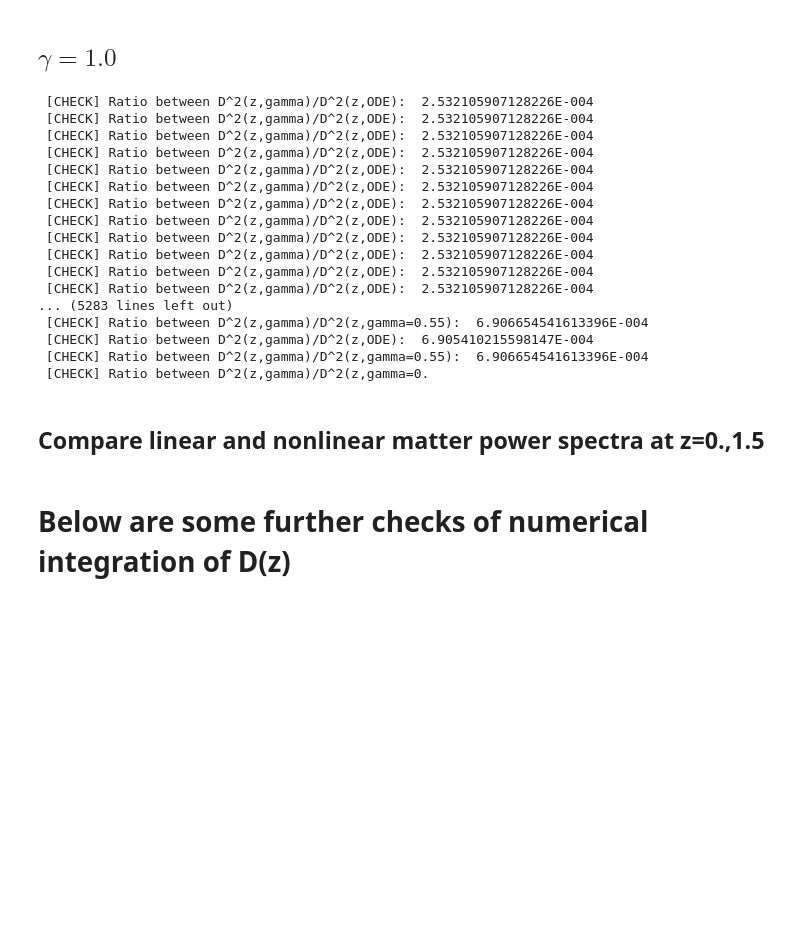
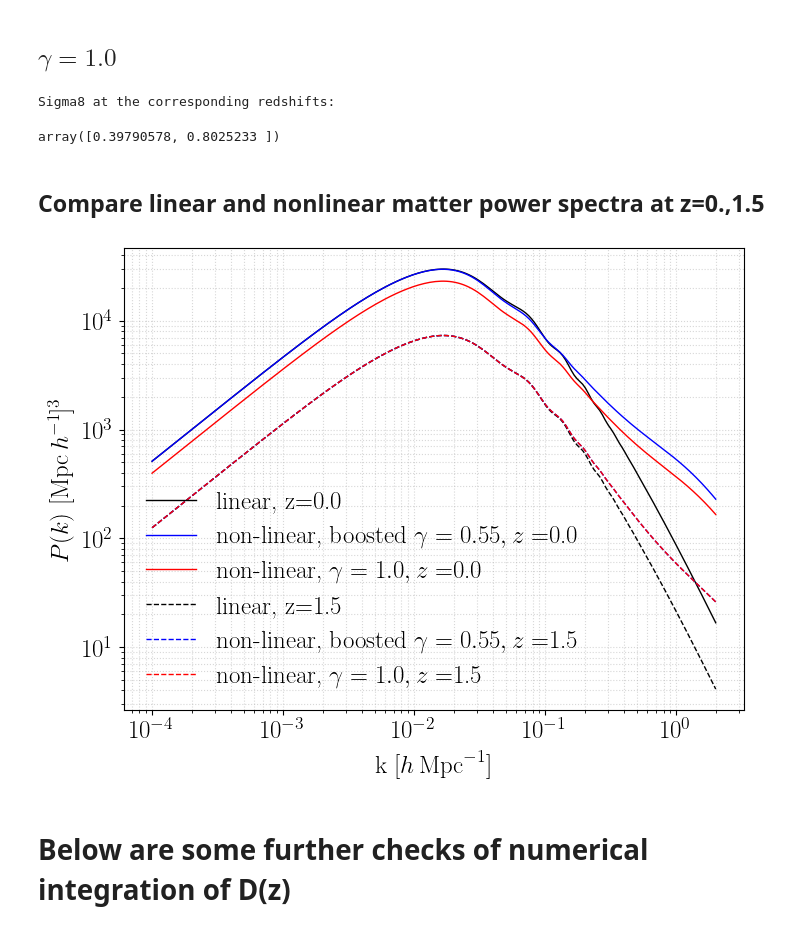
Before and after one commit to MinhMPA/CAMB_GammaPrime_Growth, a Jupyter notebook: notebooks/CAMB_test_nonlinear_Pk.ipynb, the cells around one changed output. Cells and saved outputs as stored; diff of their text form; code cells hidden in the pictures; blank space fills up the shorter version.

```diff
--- a/notebooks/CAMB_test_nonlinear_Pk.ipynb
+++ b/notebooks/CAMB_test_nonlinear_Pk.ipynb
@@ -41,7 +41,7 @@ cosmo_params = camb.CAMBparams()
 ### Consider LCDM cosmology with only one massive neutrino, helium then set through the BBN consistency
 cosmo_params.set_cosmology(H0=67.5, ombh2=0.022, omch2=0.122, mnu=0.06, omk=0, tau=0.06,gamma0=0.55,gamma1=0.0)
 #### Consider the usual power-law initial power spectrum (of primordial fluctuations)
-cosmo_params.InitPower.set_params(As=2e-9, ns=0.965, r=0)
+cosmo_params.InitPower.set_params(As=2e-9*1.2881394, ns=0.965, r=0)
 
 redshift_snaphots=[1.5,0.]
 kmin=1e-4
@@ -92,37 +92,26 @@ cosmo_params.NonLinearModel.set_params(halofit_version='mead2020')
 results.calc_power_spectra(cosmo_params)
 kh_nonlin, z_nonlin, pk_nonlin_gamma = results.get_matter_power_spectrum(minkh=kmin, maxkh=kmax, npoints = 200)
 np.savetxt('test_pknonlin_gamma0_1_z2.txt',np.c_[kh,pk_nonlin_gamma[1,:]])
+print("Sigma8 at the corresponding redshifts:")
+results.get_sigma8()
 # %% [output]
- [CHECK] Ratio between D^2(z,gamma)/D^2(z,ODE):  2.532105907128226E-004
- [CHECK] Ratio between D^2(z,gamma)/D^2(z,ODE):  2.532105907128226E-004
- [CHECK] Ratio between D^2(z,gamma)/D^2(z,ODE):  2.532105907128226E-004
- [CHECK] Ratio between D^2(z,gamma)/D^2(z,ODE):  2.532105907128226E-004
- [CHECK] Ratio between D^2(z,gamma)/D^2(z,ODE):  2.532105907128226E-004
- [CHECK] Ratio between D^2(z,gamma)/D^2(z,ODE):  2.532105907128226E-004
- [CHECK] Ratio between D^2(z,gamma)/D^2(z,ODE):  2.532105907128226E-004
- [CHECK] Ratio between D^2(z,gamma)/D^2(z,ODE):  2.532105907128226E-004
- [CHECK] Ratio between D^2(z,gamma)/D^2(z,ODE):  2.532105907128226E-004
- [CHECK] Ratio between D^2(z,gamma)/D^2(z,ODE):  2.532105907128226E-004
- [CHECK] Ratio between D^2(z,gamma)/D^2(z,ODE):  2.532105907128226E-004
- [CHECK] Ratio between D^2(z,gamma)/D^2(z,ODE):  2.532105907128226E-004
-... (5283 lines left out)
- [CHECK] Ratio between D^2(z,gamma)/D^2(z,gamma=0.55):  6.906654541613396E-004
- [CHECK] Ratio between D^2(z,gamma)/D^2(z,ODE):  6.905410215598147E-004
- [CHECK] Ratio between D^2(z,gamma)/D^2(z,gamma=0.55):  6.906654541613396E-004
- [CHECK] Ratio between D^2(z,gamma)/D^2(z,gamma=0.
+Sigma8 at the corresponding redshifts:
+array([0.39790578, 0.8025233 ])
 # %% [markdown]
 ## Compare linear and nonlinear matter power spectra at z=0.,1.5
 # %%
 fig,ax=plt.subplots()
 for i, (redshift, line) in enumerate(zip(z,['-','--'])):
     ax.loglog(kh, pk_lin[i,:], color='k', ls = line, label='linear, z=%s'%z[i])
-    ax.loglog(kh_nonlin, pk_nonlin[i,:], color='b', ls = line, label='non-linear, $\gamma=0.55, z=$%s'%z[i])
+    ax.loglog(kh_nonlin, pk_nonlin[i,:], color='b', ls = line, label='non-linear, boosted $\gamma=0.55, z=$%s'%z[i])
     ax.loglog(kh_nonlin, pk_nonlin_gamma[i,:], color='r', ls = line, label='non-linear, $\gamma=1.0, z=$%s'%z[i])
 ax.set_xlabel(r'k $[h\,\mathrm{Mpc}^{-1}]$')
 ax.set_ylabel(r'$P(k)$ $[\mathrm{Mpc}\,h^{-1}]^3$')
 #ax.set_ylim(1,3E4)
 ax.grid(True, which="both", ls=":",alpha=0.5)
 ax.legend(loc='lower left');
+# %% [output]
+[figure, added]
 # %% [markdown]
 # Below are some further checks of numerical integration of D(z)
 # %% [markdown]
```
Also changed, not shown: parts of 11 cells of this notebook, 1 other file.
